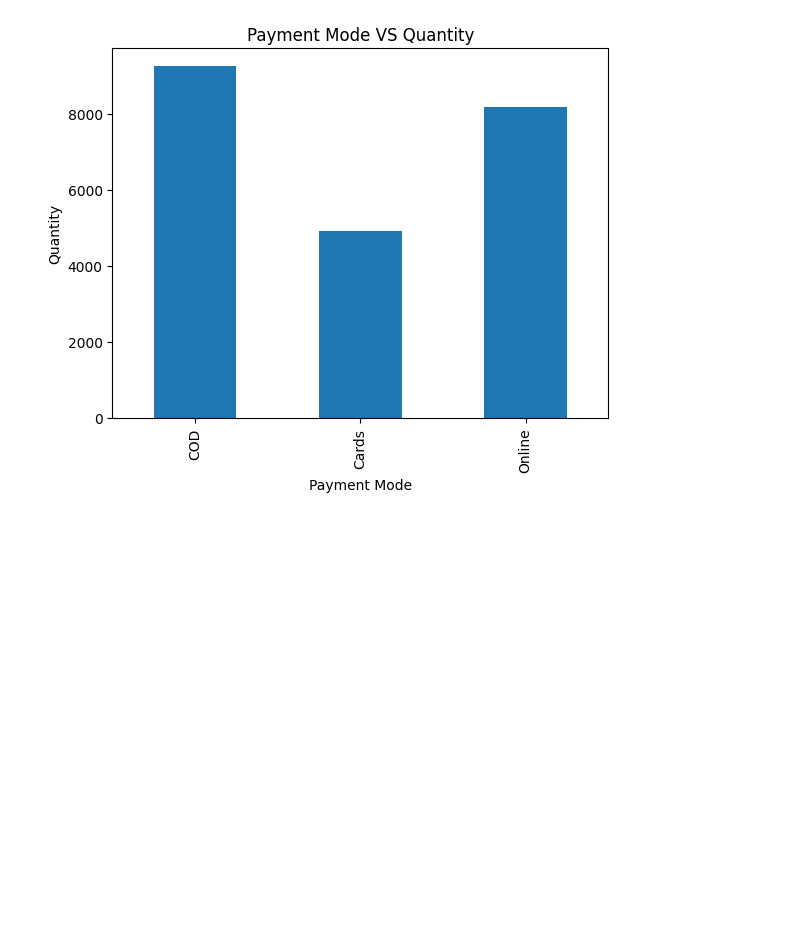
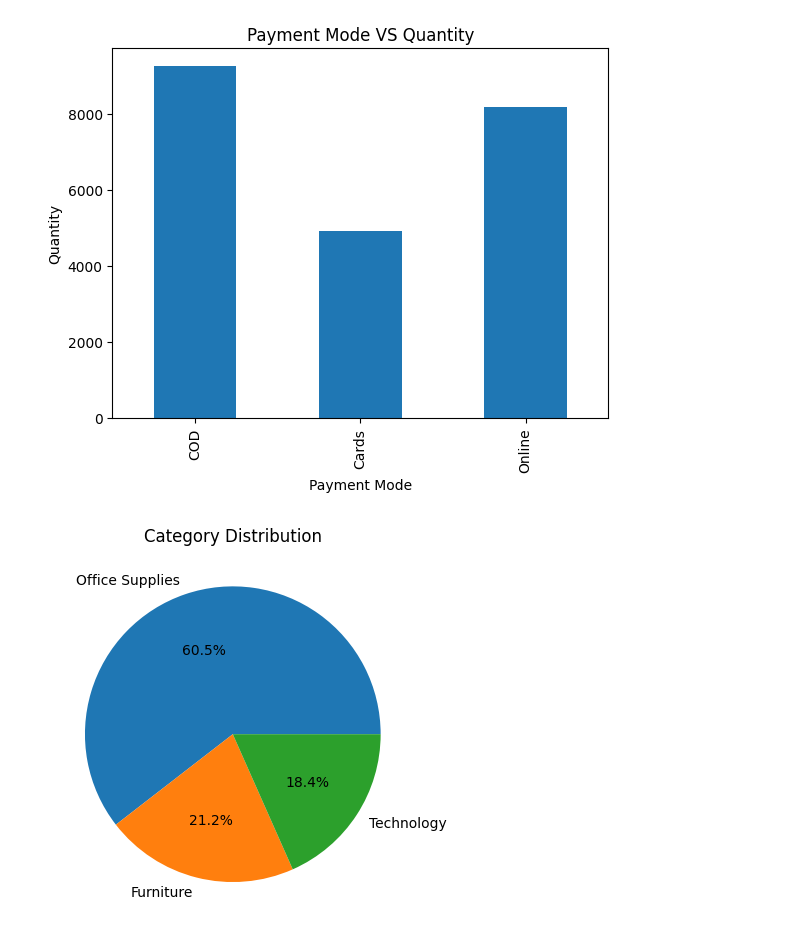
Before and after one commit to Praman1212/Supermarket-Data-Analysis-Using-Jupyter-Notebook, a Jupyter notebook: Sales data Analysis .ipynb, the cells around one changed output. Cells and saved outputs as stored; diff of their text form; code cells hidden in the pictures; blank space fills up the shorter version.

```diff
--- a/Sales data Analysis .ipynb
+++ b/Sales data Analysis .ipynb
@@ -50,3 +41,10 @@ plt.title('Payment Mode VS Quantity')
 plt.show()
 # %% [output]
 [figure]
+# %%
+category_counts = sales_data['Category'].value_counts()
+plt.pie(category_counts.values, labels=category_counts.index, autopct='%1.1f%%')
+plt.title('Category Distribution')
+plt.show()
+# %% [output]
+[figure, added]
```
Also changed, not shown: parts of 1 cell of this notebook.
